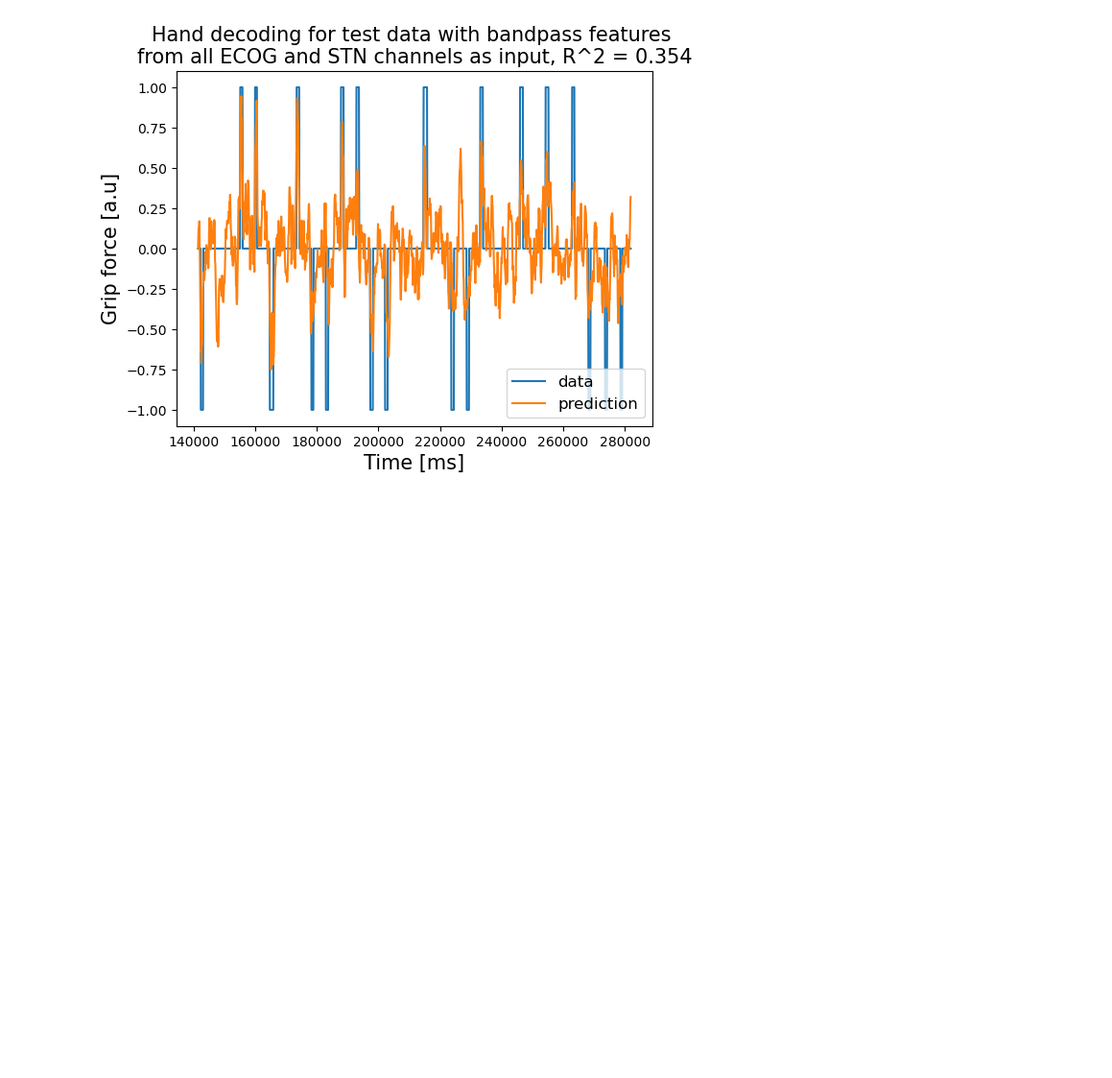
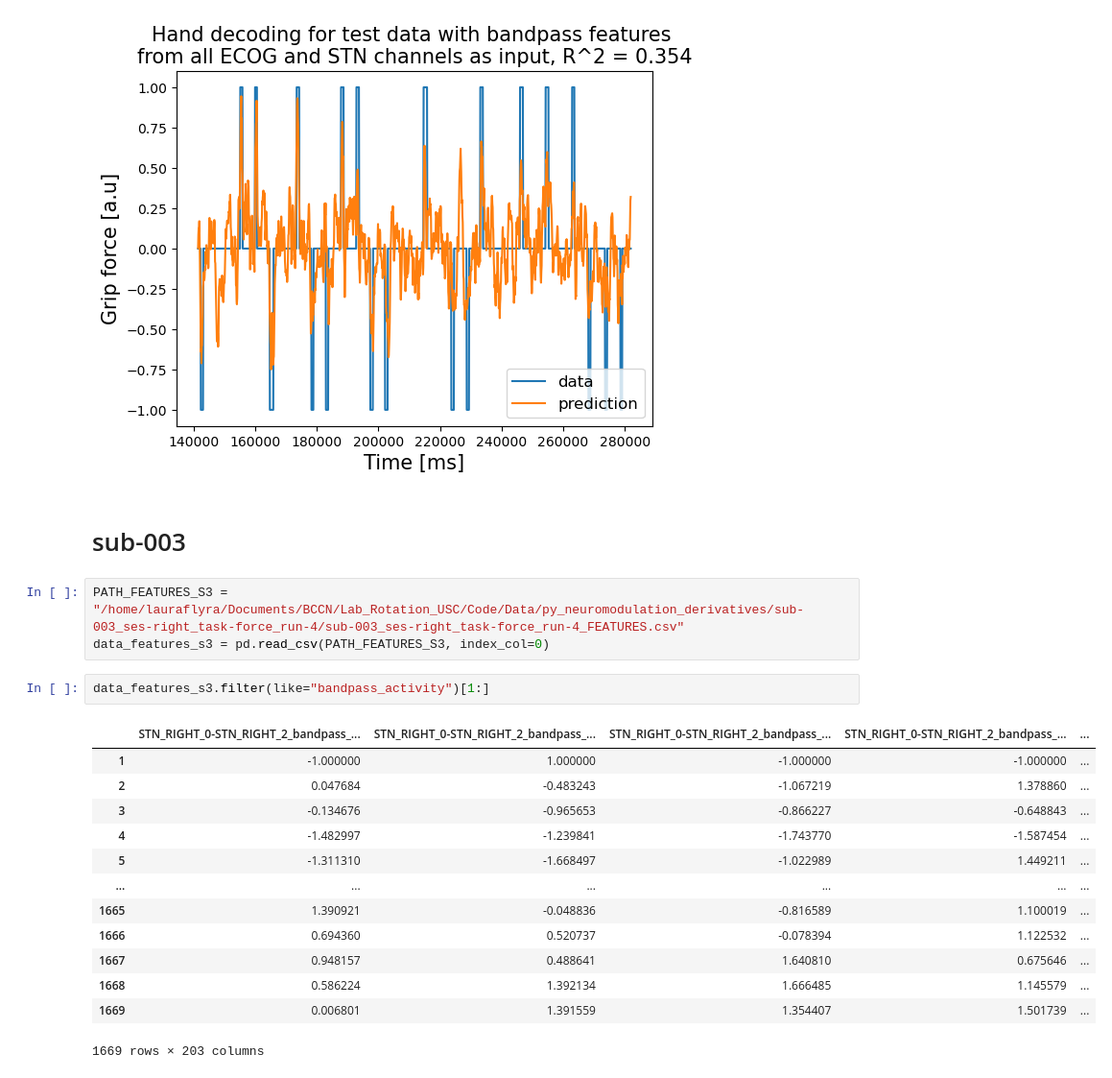
Before and after one commit to lauraflyra/BehaviorallyRelevantNeuralDynamicsWithPSID, a Jupyter notebook: src/explore_handness.ipynb, the cells around one changed output. Shown at 96% size. Saved outputs shown, nothing was run; the diff lists cells and outputs as text; blank space fills up the shorter version.

```diff
--- a/src/explore_handness.ipynb
+++ b/src/explore_handness.ipynb
@@ -140,3 +140,24 @@ plt.show()
 Behavior decoding r2:
   PSID => 0.354
 [figure]
+# %% [markdown]
+# sub-003
+# %%
+PATH_FEATURES_S3 = "/home/lauraflyra/Documents/BCCN/Lab_Rotation_USC/Code/Data/py_neuromodulation_derivatives/sub-003_ses-right_task-force_run-4/sub-003_ses-right_task-force_run-4_FEATURES.csv"
+data_features_s3 = pd.read_csv(PATH_FEATURES_S3, index_col=0)
+# %%
+data_features_s3.filter(like="bandpass_activity")[1:]
+# %% [output]
+|  | STN_RIGHT_0-STN_RIGHT_2_bandpass_... | STN_RIGHT_0-STN_RIGHT_2_bandpass_... | STN_RIGHT_0-STN_RIGHT_2_bandpass_... | STN_RIGHT_0-STN_RIGHT_2_bandpass_... | ... |
+| 1 | -1.000000 | 1.000000 | -1.000000 | -1.000000 | ... |
+| 2 | 0.047684 | -0.483243 | -1.067219 | 1.378860 | ... |
+| 3 | -0.134676 | -0.965653 | -0.866227 | -0.648843 | ... |
+| 4 | -1.482997 | -1.239841 | -1.743770 | -1.587454 | ... |
+| 5 | -1.311310 | -1.668497 | -1.022989 | 1.449211 | ... |
+| ... | ... | ... | ... | ... | ... |
+| 1665 | 1.390921 | -0.048836 | -0.816589 | 1.100019 | ... |
+| 1666 | 0.694360 | 0.520737 | -0.078394 | 1.122532 | ... |
+| 1667 | 0.948157 | 0.488641 | 1.640810 | 0.675646 | ... |
+| 1668 | 0.586224 | 1.392134 | 1.666485 | 1.145579 | ... |
+| 1669 | 0.006801 | 1.391559 | 1.354407 | 1.501739 | ... |
+1669 rows × 203 columns
```
